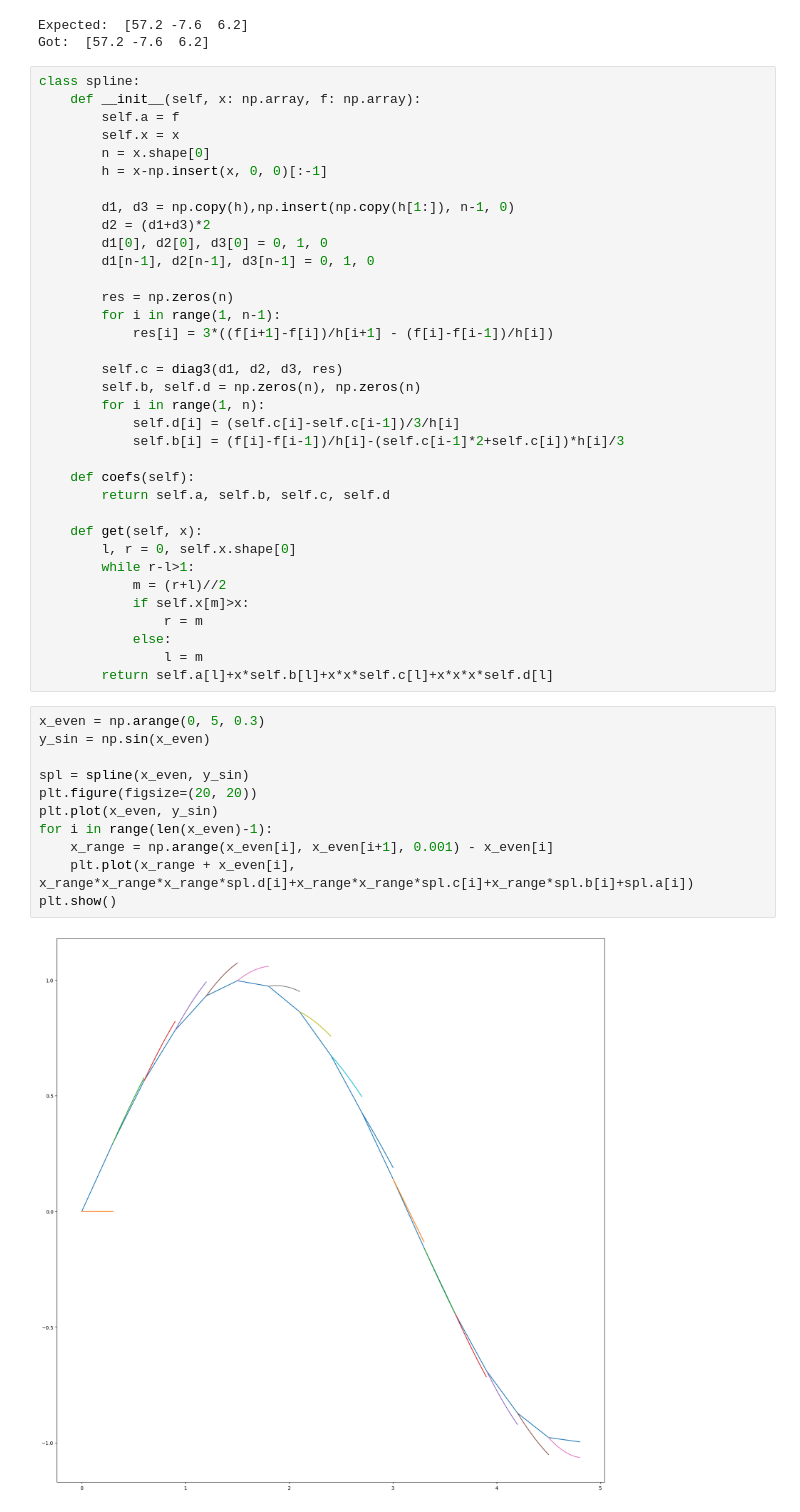
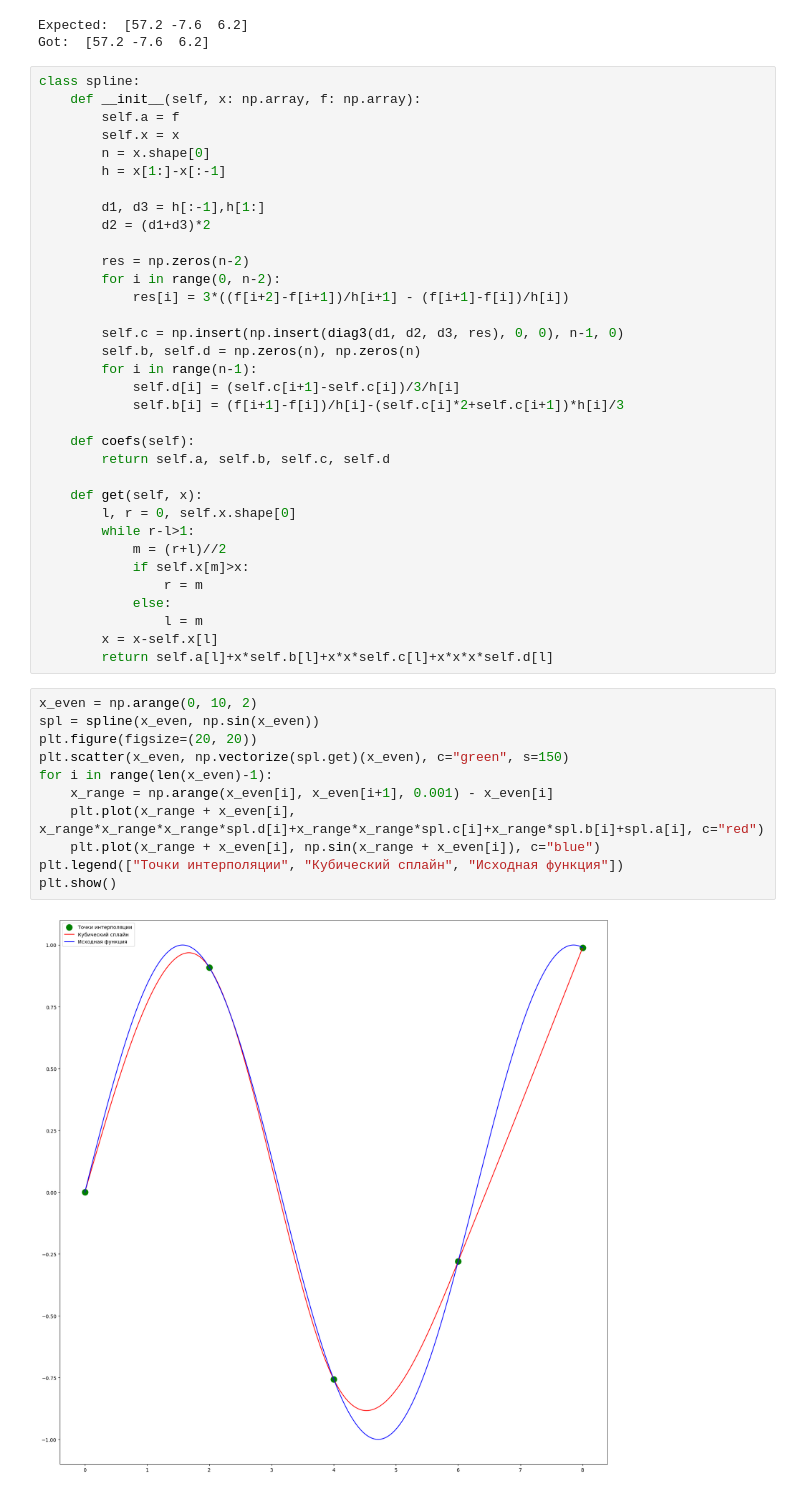
Before and after one commit to SingularGamesStudio/comp, a Jupyter notebook: Task3-Spline/main.ipynb, the cells around one changed output. Drawn from its saved outputs; the diff is of its cells as text.

```diff
--- a/Task3-Spline/main.ipynb
+++ b/Task3-Spline/main.ipynb
@@ -33,22 +33,20 @@ class spline:
         self.a = f
         self.x = x
         n = x.shape[0]
-        h = x-np.insert(x, 0, 0)[:-1]
+        h = x[1:]-x[:-1]
 
-        d1, d3 = np.copy(h),np.insert(np.copy(h[1:]), n-1, 0)
+        d1, d3 = h[:-1],h[1:]
         d2 = (d1+d3)*2
-        d1[0], d2[0], d3[0] = 0, 1, 0
-        d1[n-1], d2[n-1], d3[n-1] = 0, 1, 0
 
-        res = np.zeros(n)
-        for i in range(1, n-1):
-            res[i] = 3*((f[i+1]-f[i])/h[i+1] - (f[i]-f[i-1])/h[i])
+        res = np.zeros(n-2)
+        for i in range(0, n-2):
+            res[i] = 3*((f[i+2]-f[i+1])/h[i+1] - (f[i+1]-f[i])/h[i])
 
-        self.c = diag3(d1, d2, d3, res)
+        self.c = np.insert(np.insert(diag3(d1, d2, d3, res), 0, 0), n-1, 0)
         self.b, self.d = np.zeros(n), np.zeros(n)
-        for i in range(1, n):
-            self.d[i] = (self.c[i]-self.c[i-1])/3/h[i]
-            self.b[i] = (f[i]-f[i-1])/h[i]-(self.c[i-1]*2+self.c[i])*h[i]/3
+        for i in range(n-1):
+            self.d[i] = (self.c[i+1]-self.c[i])/3/h[i]
+            self.b[i] = (f[i+1]-f[i])/h[i]-(self.c[i]*2+self.c[i+1])*h[i]/3
 
     def coefs(self):
         return self.a, self.b, self.c, self.d
@@ -61,17 +59,18 @@ class spline:
                 r = m
             else:
                 l = m
+        x = x-self.x[l]
         return self.a[l]+x*self.b[l]+x*x*self.c[l]+x*x*x*self.d[l]
 # %%
-x_even = np.arange(0, 5, 0.3)
-y_sin = np.sin(x_even)
-
-spl = spline(x_even, y_sin)
+x_even = np.arange(0, 10, 2)
+spl = spline(x_even, np.sin(x_even))
 plt.figure(figsize=(20, 20))
-plt.plot(x_even, y_sin)
+plt.scatter(x_even, np.vectorize(spl.get)(x_even), c="green", s=150)
 for i in range(len(x_even)-1):
     x_range = np.arange(x_even[i], x_even[i+1], 0.001) - x_even[i]
-    plt.plot(x_range + x_even[i], x_range*x_range*x_range*spl.d[i]+x_range*x_range*spl.c[i]+x_range*spl.b[i]+spl.a[i])
+    plt.plot(x_range + x_even[i], x_range*x_range*x_range*spl.d[i]+x_range*x_range*spl.c[i]+x_range*spl.b[i]+spl.a[i], c="red")
+    plt.plot(x_range + x_even[i], np.sin(x_range + x_even[i]), c="blue")
+plt.legend(["Точки интерполяции", "Кубический сплайн", "Исходная функция"])
 plt.show()
 # %% [output]
-[figure, old version]
+[figure, new version]
```
Also changed, not shown: parts of 1 cell of this notebook.
